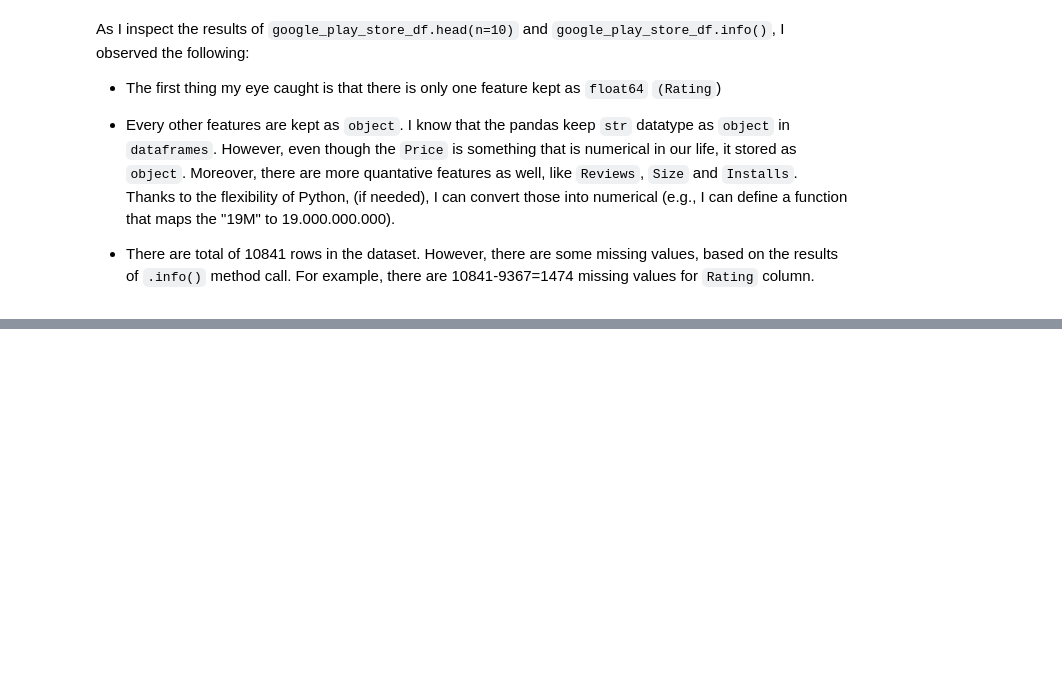
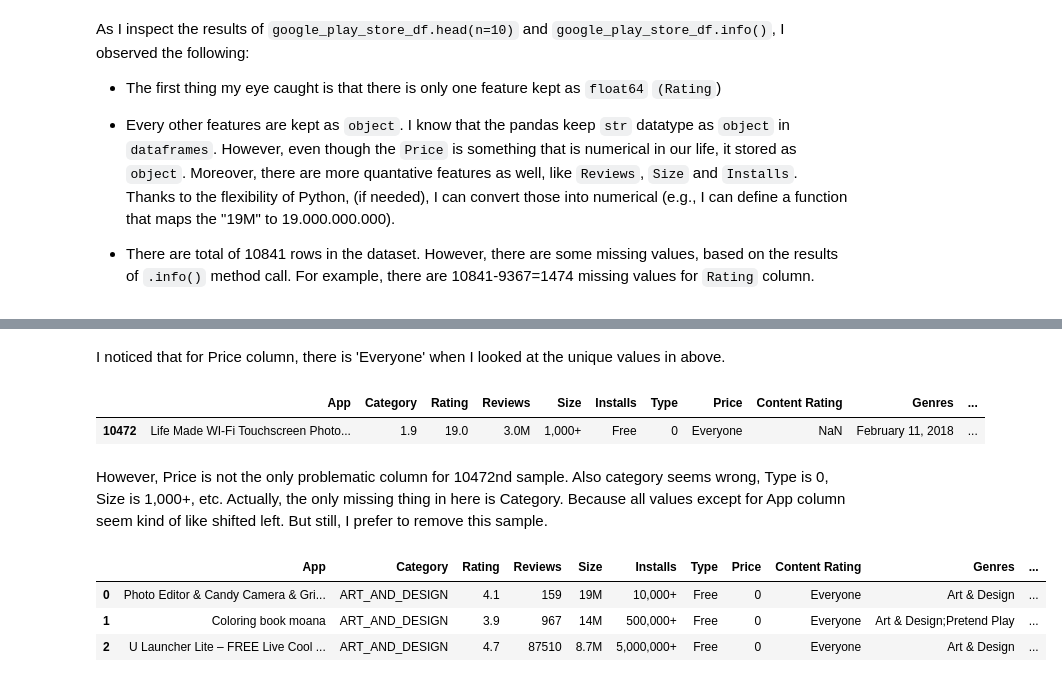
Before and after one commit to emredemirbas/google-playstore-eda, a Jupyter notebook: google_play_store_eda.ipynb, the cells around one changed output, grey strips where cells are left out. Drawn from its saved outputs; the diff is of its cells as text; code cells hidden in the pictures; blank space fills up the shorter version.

```diff
--- a/google_play_store_eda.ipynb
+++ b/google_play_store_eda.ipynb
@@ -114,0 +189,25 @@ That difference is because of the `nan` values. Which implies the existence of m
+# %% [markdown]
+I noticed that for Price column, there is 'Everyone' when I looked at the unique values in above.
+# %%
+google_play_store_df[google_play_store_df["Price"] == "Everyone"]
+# %% [output]
+|  | App | Category | Rating | Reviews | Size | Installs | Type | Price | Content Rating | Genres | ... |
+| 10472 | Life Made WI-Fi Touchscreen Photo... | 1.9 | 19.0 | 3.0M | 1,000+ | Free | 0 | Everyone | NaN | February 11, 2018 | ... |
+# %% [markdown]
+However, Price is not the only problematic column for 10472nd sample. Also category seems wrong, Type is 0, Size is 1,000+, etc. Actually, the only missing thing in here is Category. Because all values except for App column seem kind of like shifted left. But still, I prefer to remove this sample.
+# %%
+# Find the invalid of wrong sample
+index_of_invalid_sample = google_play_store_df.index[google_play_store_df["Price"] == "Everyone"].to_list()[0]
+
+# Remove this invalid sample from dataframe
+google_play_store_df = google_play_store_df.drop(index_of_invalid_sample, axis='index')
+# %%
+# Change dtype of Reviews column to int
+google_play_store_df["Reviews"] = google_play_store_df["Reviews"].astype(int)
+# %%
+google_play_store_df.head(3)
+# %% [output]
+|  | App | Category | Rating | Reviews | Size | Installs | Type | Price | Content Rating | Genres | ... |
+| 0 | Photo Editor & Candy Camera & Gri... | ART_AND_DESIGN | 4.1 | 159 | 19M | 10,000+ | Free | 0 | Everyone | Art & Design | ... |
+| 1 | Coloring book moana | ART_AND_DESIGN | 3.9 | 967 | 14M | 500,000+ | Free | 0 | Everyone | Art & Design;Pretend Play | ... |
+| 2 | U Launcher Lite – FREE Live Cool ... | ART_AND_DESIGN | 4.7 | 87510 | 8.7M | 5,000,000+ | Free | 0 | Everyone | Art & Design | ... |
```
Also changed, not shown: parts of 16 cells of this notebook.
